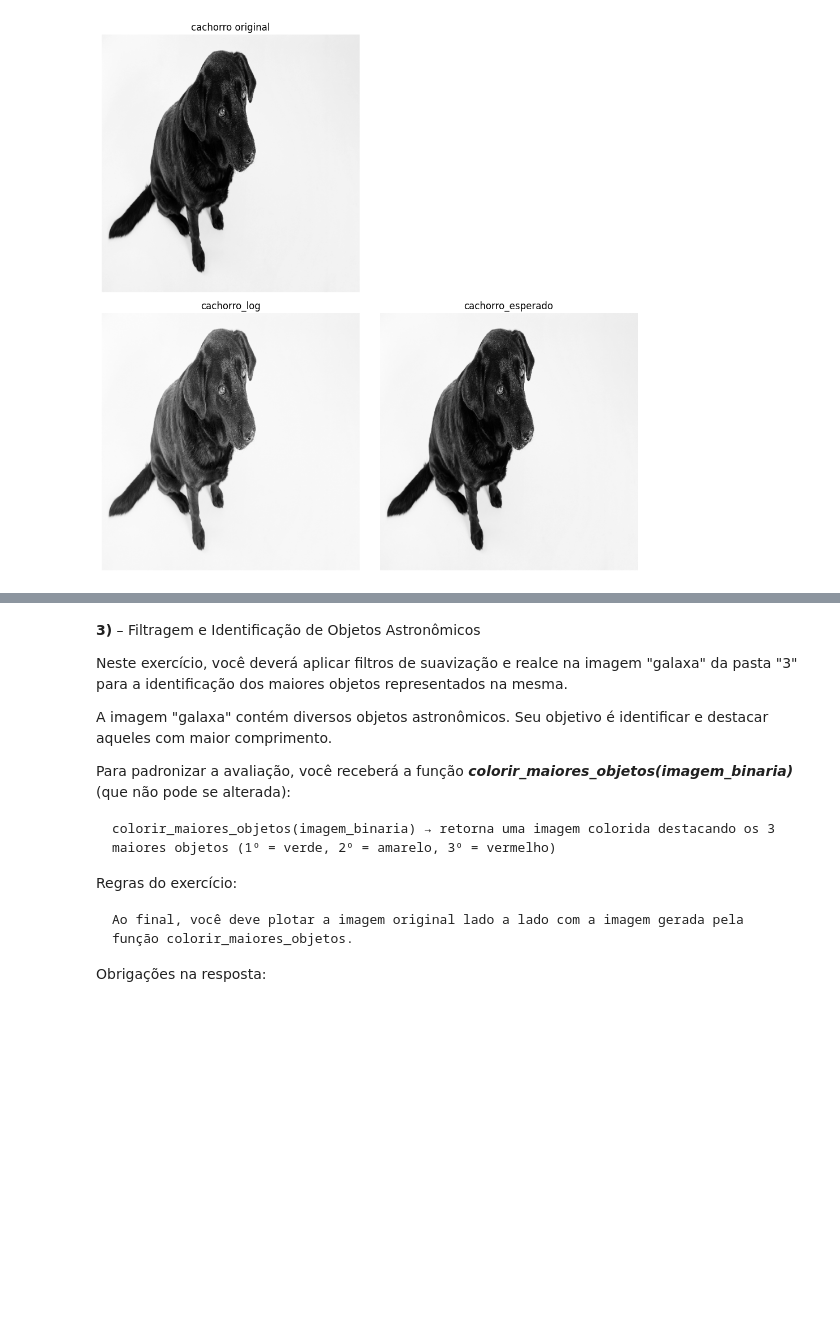
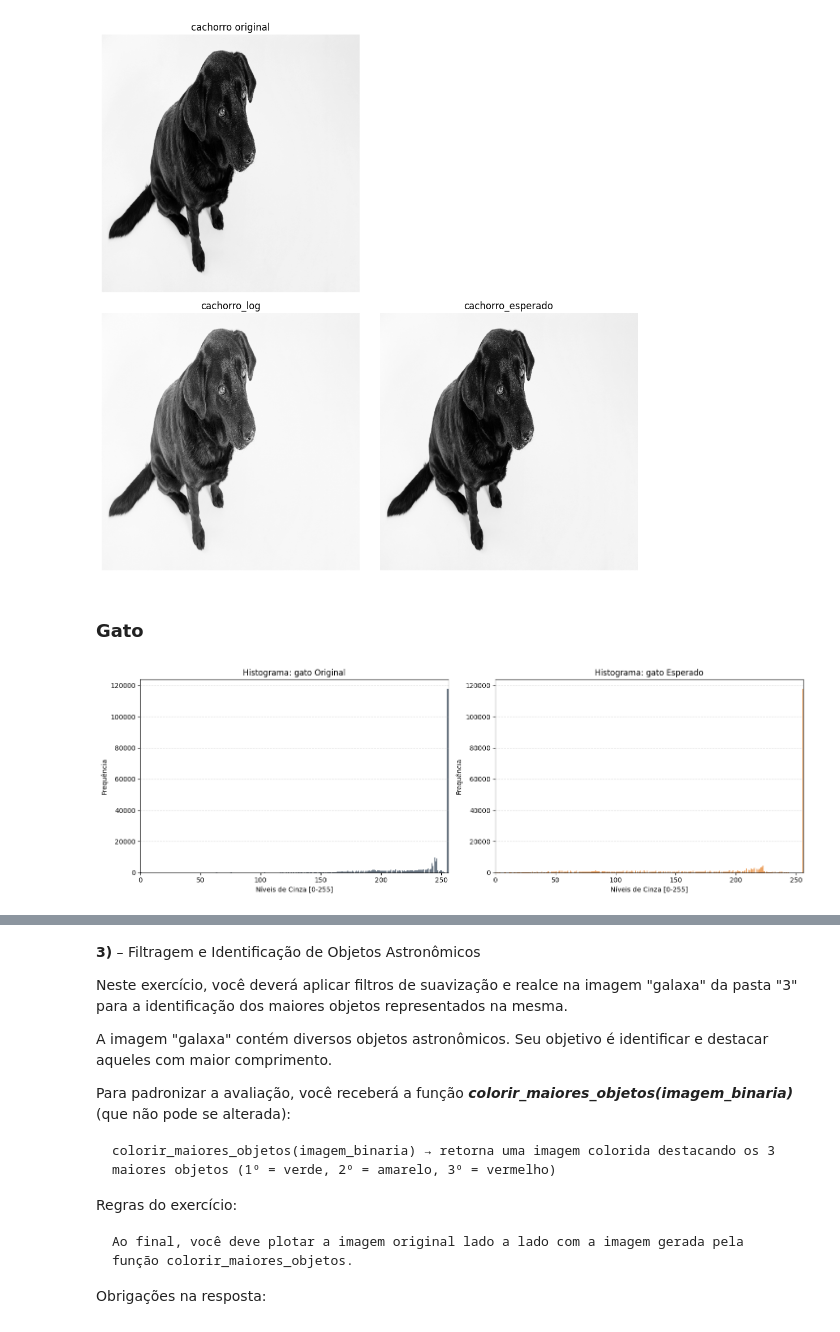
Before and after one commit to Jolusca/ProcessImagens, a Jupyter notebook: Projeto2/Transformações_de_intensidade_e_filtragem_espacial.ipynb, the cells around one changed output, grey strips where cells are left out. Drawn from its saved outputs; the diff is of its cells as text; code cells hidden in the pictures; blank space fills up the shorter version.

```diff
--- a/Projeto2/Transformações_de_intensidade_e_filtragem_espacial.ipynb
+++ b/Projeto2/Transformações_de_intensidade_e_filtragem_espacial.ipynb
@@ -292,3 +288,38 @@ plt.tight_layout()
 plt.show()
 # %% [output]
 [figure]
+# %% [markdown]
+### Gato
+# %%
+# 1. Normalização preventiva para ambas as imagens
+if gato.dtype != np.uint8:
+    gato = cv2.normalize(gato, None, 0, 255, cv2.NORM_MINMAX).astype(np.uint8)
+
+# if gato_esperado.dtype != np.uint8:
+#     gato_esperado = cv2.normalize(gato_esperado, None, 0, 255, cv2.NORM_MINMAX).astype(np.uint8)
+
+# 2. Configuração da Figura (1 linha, 2 colunas)
+plt.figure(figsize=(15, 5))
+
+# Subplot 1: Histograma da imagem gato
+plt.subplot(1, 2, 1)
+plt.hist(gato.ravel(), bins=256, range=(0, 256), color='#2c3e50', alpha=0.7, rwidth=0.9)
+plt.title('Histograma: gato Original')
+plt.xlabel('Níveis de Cinza [0-255]')
+plt.ylabel('Frequência')
+plt.grid(axis='y', linestyle='--', alpha=0.4)
+plt.xlim([0, 256])
+
+# Subplot 2: Histograma da imagem gato Esperado
+plt.subplot(1, 2, 2)
+plt.hist(gato_esperado.ravel(), bins=256, range=(0, 256), color='#e67e22', alpha=0.7, rwidth=0.9)
+plt.title('Histograma: gato Esperado')
+plt.xlabel('Níveis de Cinza [0-255]')
+plt.ylabel('Frequência')
+plt.grid(axis='y', linestyle='--', alpha=0.4)
+plt.xlim([0, 256])
+
+plt.tight_layout()
+plt.show()
+# %% [output]
+[figure, added]
```
Also changed, not shown: parts of 4 cells of this notebook.
